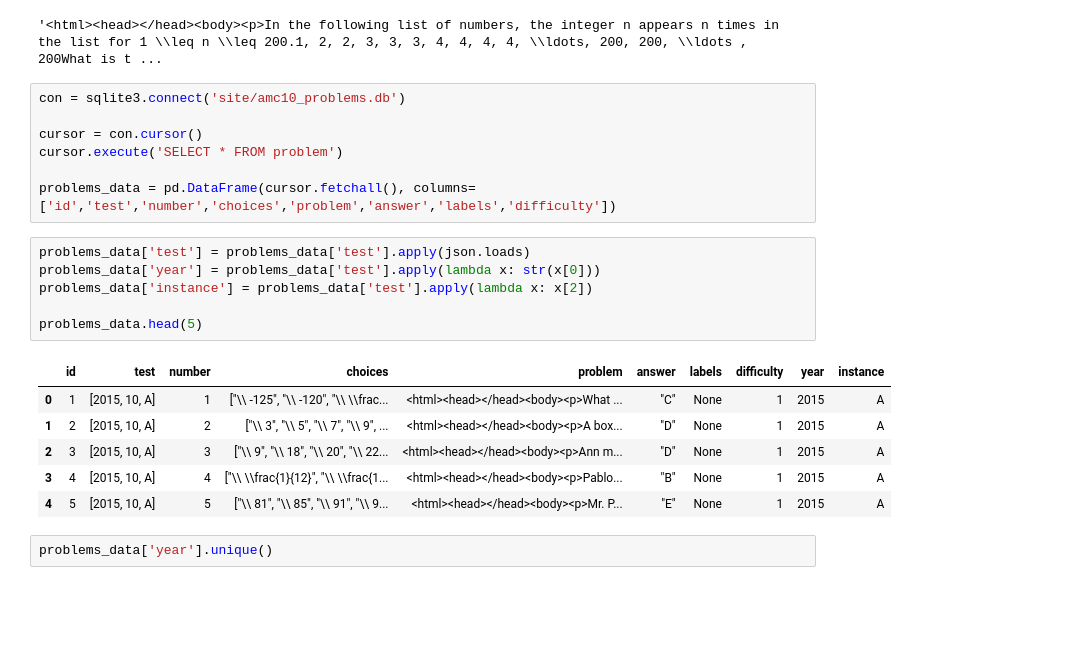
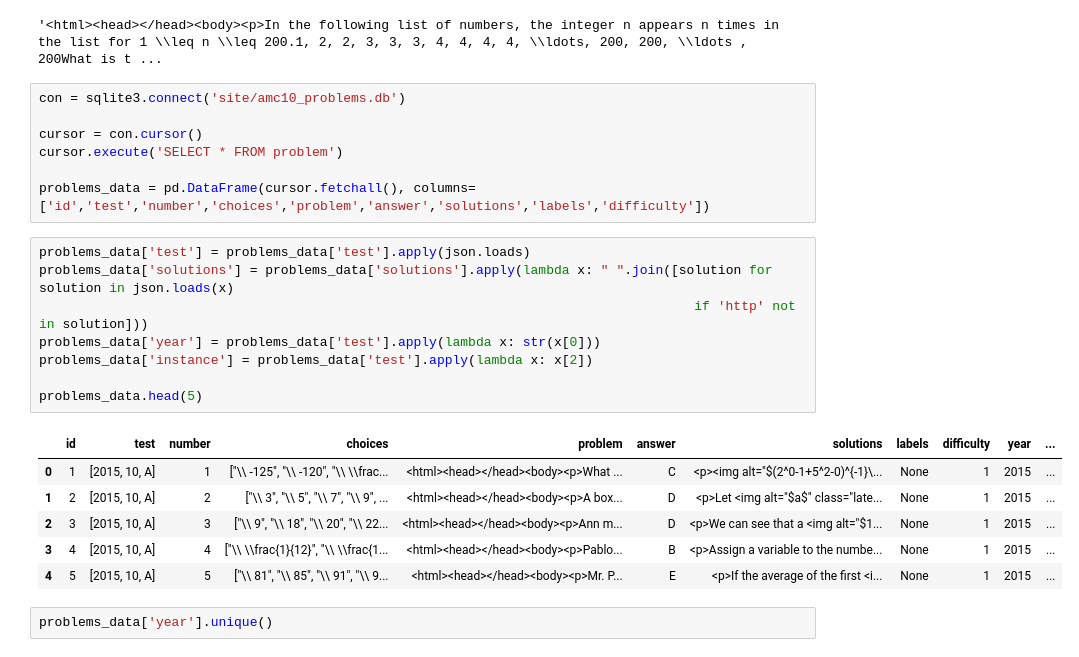
Before and after one commit to iuruoy-shao/training-problems, a Jupyter notebook: hierarchical_classifier.ipynb, the cells around one changed output. Drawn from its saved outputs; the diff is of its cells as text; blank space fills up the shorter version.

```diff
--- a/hierarchical_classifier.ipynb
+++ b/hierarchical_classifier.ipynb
@@ -62,20 +61,22 @@ con = sqlite3.connect('site/amc10_problems.db')
 cursor = con.cursor()
 cursor.execute('SELECT * FROM problem')
 
-problems_data = pd.DataFrame(cursor.fetchall(), columns=['id','test','number','choices','problem','answer','labels','difficulty'])
+problems_data = pd.DataFrame(cursor.fetchall(), columns=['id','test','number','choices','problem','answer','solutions','labels','difficulty'])
 # %%
 problems_data['test'] = problems_data['test'].apply(json.loads)
+problems_data['solutions'] = problems_data['solutions'].apply(lambda x: " ".join([solution for solution in json.loads(x)
+                                                                                    if 'http' not in solution]))
 problems_data['year'] = problems_data['test'].apply(lambda x: str(x[0]))
 problems_data['instance'] = problems_data['test'].apply(lambda x: x[2])
 
 problems_data.head(5)
 # %% [output]
-|  | id | test | number | choices | problem | answer | labels | difficulty | year | instance |
-| 0 | 1 | [2015, 10, A] | 1 | ["\\ -125", "\\ -120", "\\ \\frac... | <html><head></head><body><p>What ... | "C" | None | 1 | 2015 | A |
-| 1 | 2 | [2015, 10, A] | 2 | ["\\ 3", "\\ 5", "\\ 7", "\\ 9", ... | <html><head></head><body><p>A box... | "D" | None | 1 | 2015 | A |
-| 2 | 3 | [2015, 10, A] | 3 | ["\\ 9", "\\ 18", "\\ 20", "\\ 22... | <html><head></head><body><p>Ann m... | "D" | None | 1 | 2015 | A |
-| 3 | 4 | [2015, 10, A] | 4 | ["\\ \\frac{1}{12}", "\\ \\frac{1... | <html><head></head><body><p>Pablo... | "B" | None | 1 | 2015 | A |
-| 4 | 5 | [2015, 10, A] | 5 | ["\\ 81", "\\ 85", "\\ 91", "\\ 9... | <html><head></head><body><p>Mr. P... | "E" | None | 1 | 2015 | A |
+|  | id | test | number | choices | problem | answer | solutions | labels | difficulty | year | ... |
+| 0 | 1 | [2015, 10, A] | 1 | ["\\ -125", "\\ -120", "\\ \\frac... | <html><head></head><body><p>What ... | C | <p><img alt="$(2^0-1+5^2-0)^{-1}\... | None | 1 | 2015 | ... |
+| 1 | 2 | [2015, 10, A] | 2 | ["\\ 3", "\\ 5", "\\ 7", "\\ 9", ... | <html><head></head><body><p>A box... | D | <p>Let <img alt="$a$" class="late... | None | 1 | 2015 | ... |
+| 2 | 3 | [2015, 10, A] | 3 | ["\\ 9", "\\ 18", "\\ 20", "\\ 22... | <html><head></head><body><p>Ann m... | D | <p>We can see that a <img alt="$1... | None | 1 | 2015 | ... |
+| 3 | 4 | [2015, 10, A] | 4 | ["\\ \\frac{1}{12}", "\\ \\frac{1... | <html><head></head><body><p>Pablo... | B | <p>Assign a variable to the numbe... | None | 1 | 2015 | ... |
+| 4 | 5 | [2015, 10, A] | 5 | ["\\ 81", "\\ 85", "\\ 91", "\\ 9... | <html><head></head><body><p>Mr. P... | E | <p>If the average of the first <i... | None | 1 | 2015 | ... |
 # %%
 problems_data['year'].unique()
 # %% [output]
```
Also changed, not shown: parts of 24 cells of this notebook, 2 other files.
